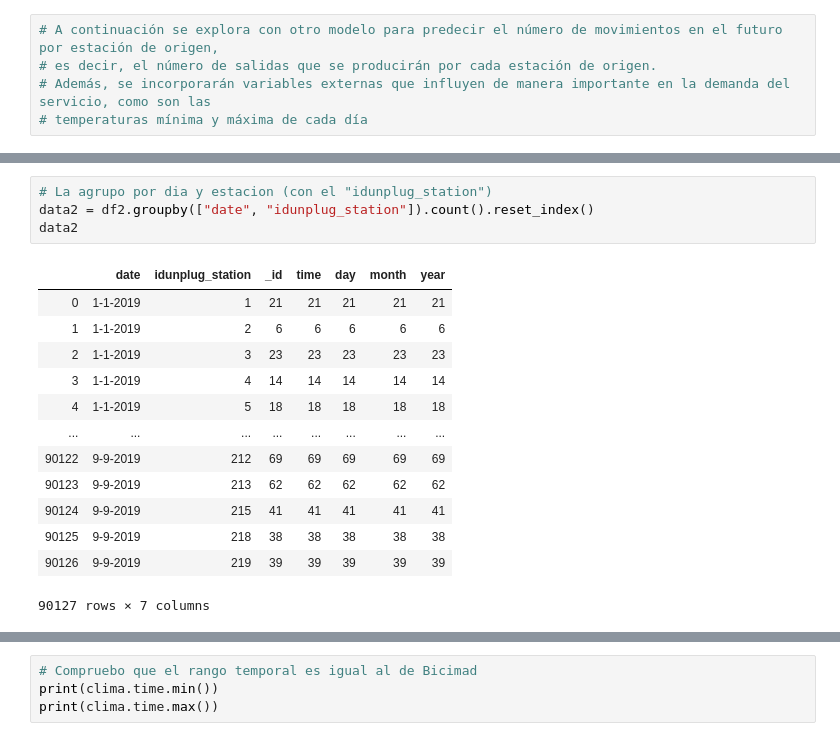
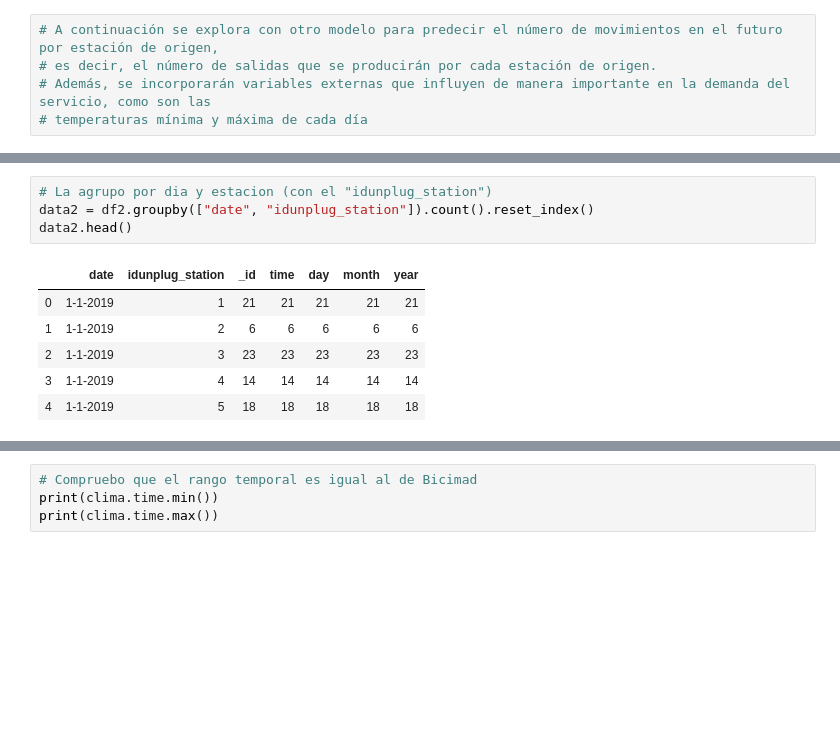
Before and after one commit to AdrianRajoyLopez/Analysis_BiciMAD, a Jupyter notebook: MovementsBicimad_Adrian.ipynb, the cells around one changed output, grey strips where cells are left out. Saved outputs shown, nothing was run; the diff lists cells and outputs as text; blank space fills up the shorter version.

```diff
--- a/MovementsBicimad_Adrian.ipynb
+++ b/MovementsBicimad_Adrian.ipynb
@@ -657,20 +643,13 @@ See the caveats in the documentation: http://pandas.pydata.org/pandas-docs/stabl
 # %%
 # La agrupo por dia y estacion (con el "idunplug_station")
 data2 = df2.groupby(["date", "idunplug_station"]).count().reset_index()
-data2
+data2.head()
 # %% [output]
 |  | date | idunplug_station | _id | time | day | month | year |
 | 0 | 1-1-2019 | 1 | 21 | 21 | 21 | 21 | 21 |
 | 1 | 1-1-2019 | 2 | 6 | 6 | 6 | 6 | 6 |
 | 2 | 1-1-2019 | 3 | 23 | 23 | 23 | 23 | 23 |
 | 3 | 1-1-2019 | 4 | 14 | 14 | 14 | 14 | 14 |
 | 4 | 1-1-2019 | 5 | 18 | 18 | 18 | 18 | 18 |
-| ... | ... | ... | ... | ... | ... | ... | ... |
-| 90122 | 9-9-2019 | 212 | 69 | 69 | 69 | 69 | 69 |
-| 90123 | 9-9-2019 | 213 | 62 | 62 | 62 | 62 | 62 |
-| 90124 | 9-9-2019 | 215 | 41 | 41 | 41 | 41 | 41 |
-| 90125 | 9-9-2019 | 218 | 38 | 38 | 38 | 38 | 38 |
-| 90126 | 9-9-2019 | 219 | 39 | 39 | 39 | 39 | 39 |
-90127 rows × 7 columns
 # %%
 data_inicial = data2[["date", "idunplug_station", "_id"]]
```
Also changed, not shown: parts of 10 cells of this notebook.
